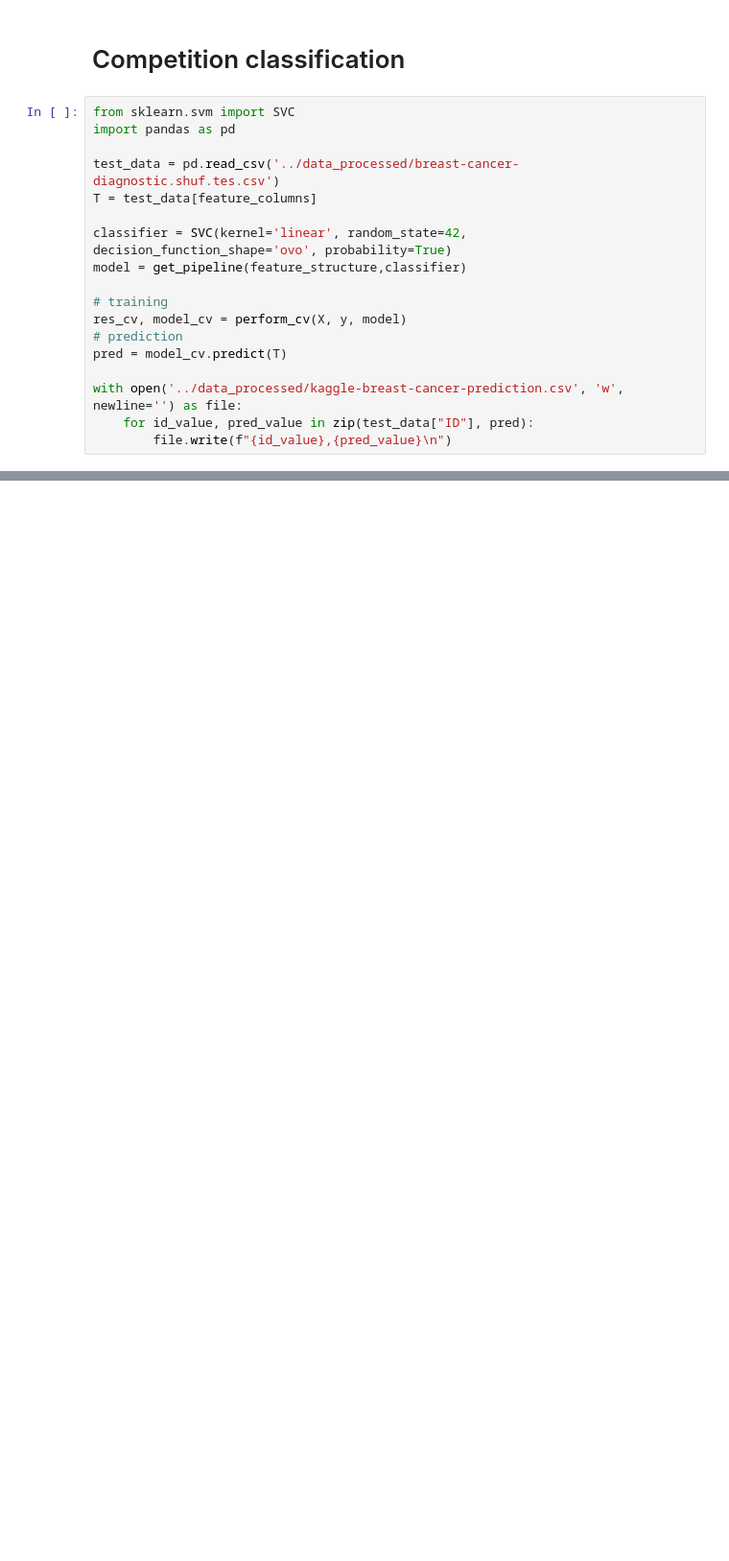
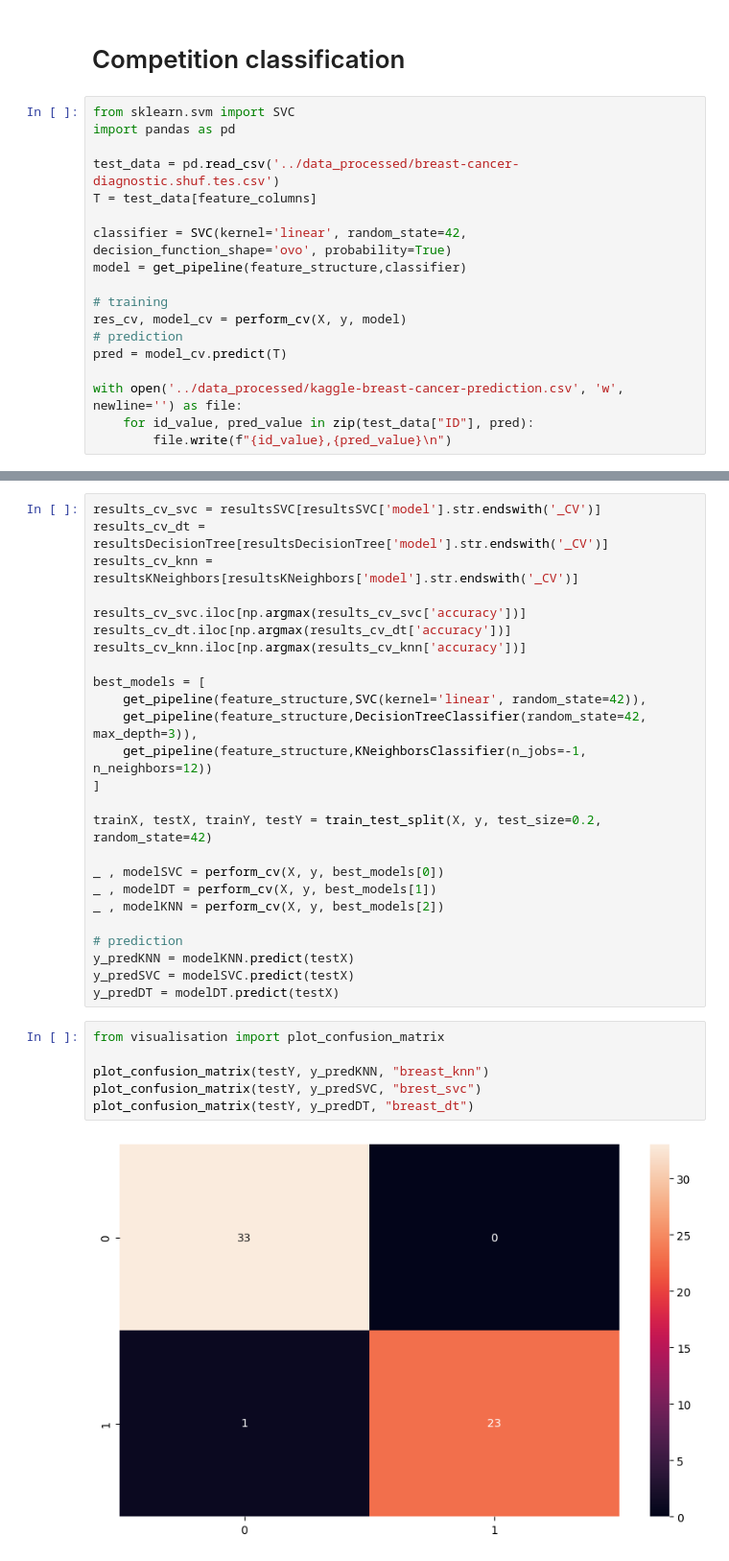
Before and after one commit to RabDou44/MachineLearning2024W, a Jupyter notebook: ass1/breast-cancer_modelling.ipynb, the cells around one changed output, grey strips where cells are left out. Shown at 96% size. Drawn from its saved outputs; the diff is of its cells as text; blank space fills up the shorter version.

```diff
--- a/ass1/breast-cancer_modelling.ipynb
+++ b/ass1/breast-cancer_modelling.ipynb
@@ -186,0 +208,33 @@ k=5 & 0.982 & 0.965 & 0.983 & 0.966 & 0.982 & 0.965 & 0.982 & 0.965 & 0.010 & 0.
+# %%
+results_cv_svc = resultsSVC[resultsSVC['model'].str.endswith('_CV')]
+results_cv_dt = resultsDecisionTree[resultsDecisionTree['model'].str.endswith('_CV')]
+results_cv_knn = resultsKNeighbors[resultsKNeighbors['model'].str.endswith('_CV')]
+
+results_cv_svc.iloc[np.argmax(results_cv_svc['accuracy'])]
+results_cv_dt.iloc[np.argmax(results_cv_dt['accuracy'])]
+results_cv_knn.iloc[np.argmax(results_cv_knn['accuracy'])]
+
+best_models = [
+    get_pipeline(feature_structure,SVC(kernel='linear', random_state=42)),
+    get_pipeline(feature_structure,DecisionTreeClassifier(random_state=42, max_depth=3)),
+    get_pipeline(feature_structure,KNeighborsClassifier(n_jobs=-1, n_neighbors=12))
+]
+
+trainX, testX, trainY, testY = train_test_split(X, y, test_size=0.2, random_state=42)
+
+_ , modelSVC = perform_cv(X, y, best_models[0])
+_ , modelDT = perform_cv(X, y, best_models[1])
+_ , modelKNN = perform_cv(X, y, best_models[2])
+
+# prediction
+y_predKNN = modelKNN.predict(testX)
+y_predSVC = modelSVC.predict(testX)
+y_predDT = modelDT.predict(testX)
+# %%
+from visualisation import plot_confusion_matrix
+
+plot_confusion_matrix(testY, y_predKNN, "breast_knn")
+plot_confusion_matrix(testY, y_predSVC, "brest_svc")
+plot_confusion_matrix(testY, y_predDT, "breast_dt")
+# %% [output]
+[figure, added]
```
Also changed, not shown: parts of 10 cells of this notebook, 3 other files.
